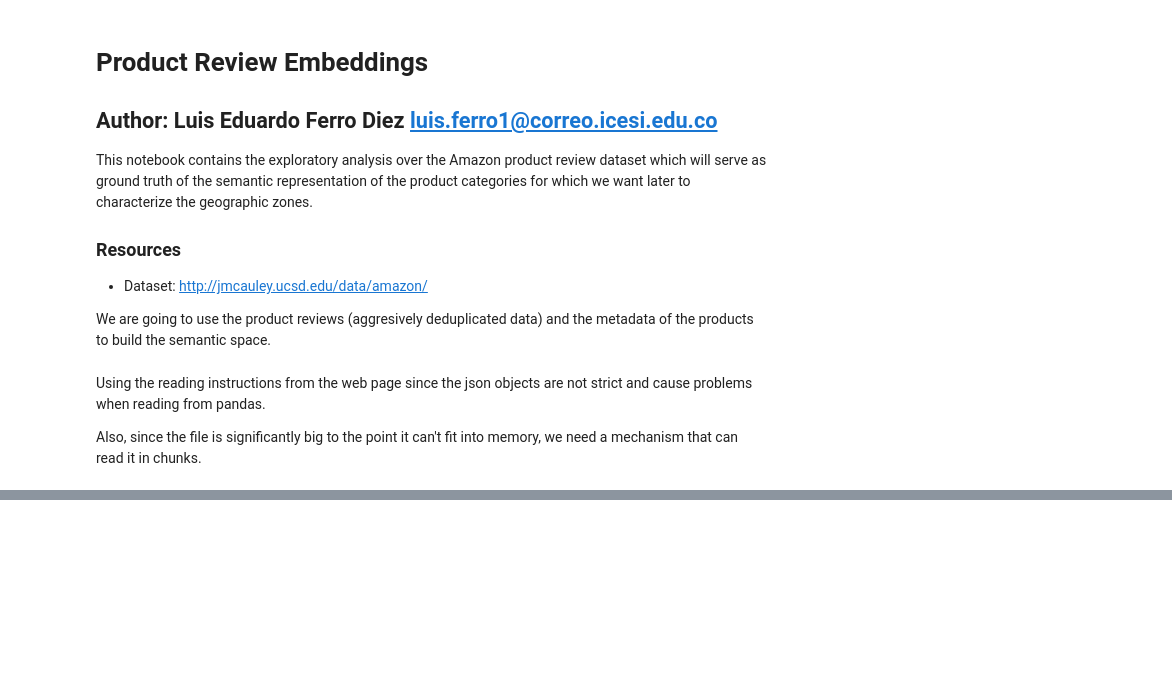
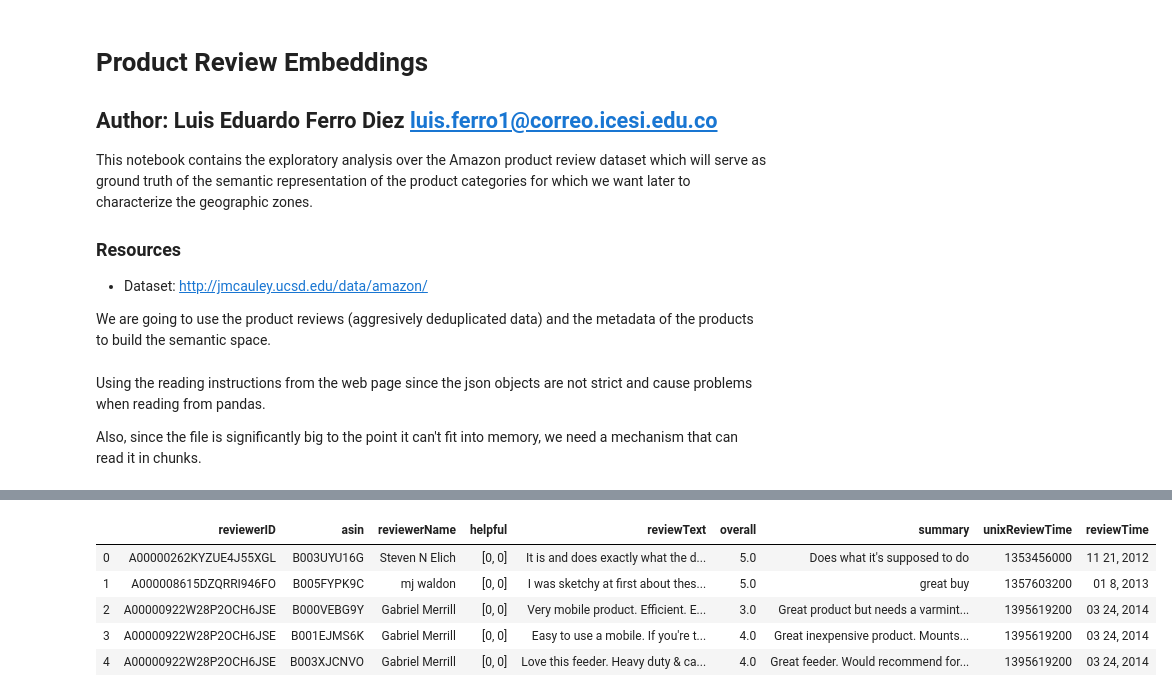
Before and after one commit to Ohtar10/wtsp, a Jupyter notebook: notebooks/jupyter/Product Reviews Embeddings.ipynb, the cells around one changed output, grey strips where cells are left out. Saved outputs shown, nothing was run; the diff lists cells and outputs as text; code cells hidden in the pictures; blank space fills up the shorter version.

```diff
--- a/notebooks/jupyter/Product Reviews Embeddings.ipynb
+++ b/notebooks/jupyter/Product Reviews Embeddings.ipynb
@@ -91,0 +186,12 @@ categories_flat
+# %%
+product_reviews_path = "/media/ohtar10/Adder-Storage/datasets/amazon_products/reviews/aggressive_dedup.json.gz"
+# %%
+pr_df = generate_head_df(product_reviews_path, 1000)
+pr_df.head()
+# %% [output]
+|  | reviewerID | asin | reviewerName | helpful | reviewText | overall | summary | unixReviewTime | reviewTime |
+| 0 | A00000262KYZUE4J55XGL | B003UYU16G | Steven N Elich | [0, 0] | It is and does exactly what the d... | 5.0 | Does what it's supposed to do | 1353456000 | 11 21, 2012 |
+| 1 | A000008615DZQRRI946FO | B005FYPK9C | mj waldon | [0, 0] | I was sketchy at first about thes... | 5.0 | great buy | 1357603200 | 01 8, 2013 |
+| 2 | A00000922W28P2OCH6JSE | B000VEBG9Y | Gabriel Merrill | [0, 0] | Very mobile product. Efficient. E... | 3.0 | Great product but needs a varmint... | 1395619200 | 03 24, 2014 |
+| 3 | A00000922W28P2OCH6JSE | B001EJMS6K | Gabriel Merrill | [0, 0] | Easy to use a mobile. If you're t... | 4.0 | Great inexpensive product. Mounts... | 1395619200 | 03 24, 2014 |
+| 4 | A00000922W28P2OCH6JSE | B003XJCNVO | Gabriel Merrill | [0, 0] | Love this feeder. Heavy duty & ca... | 4.0 | Great feeder. Would recommend for... | 1395619200 | 03 24, 2014 |
```
Also changed, not shown: parts of 26 cells of this notebook.
